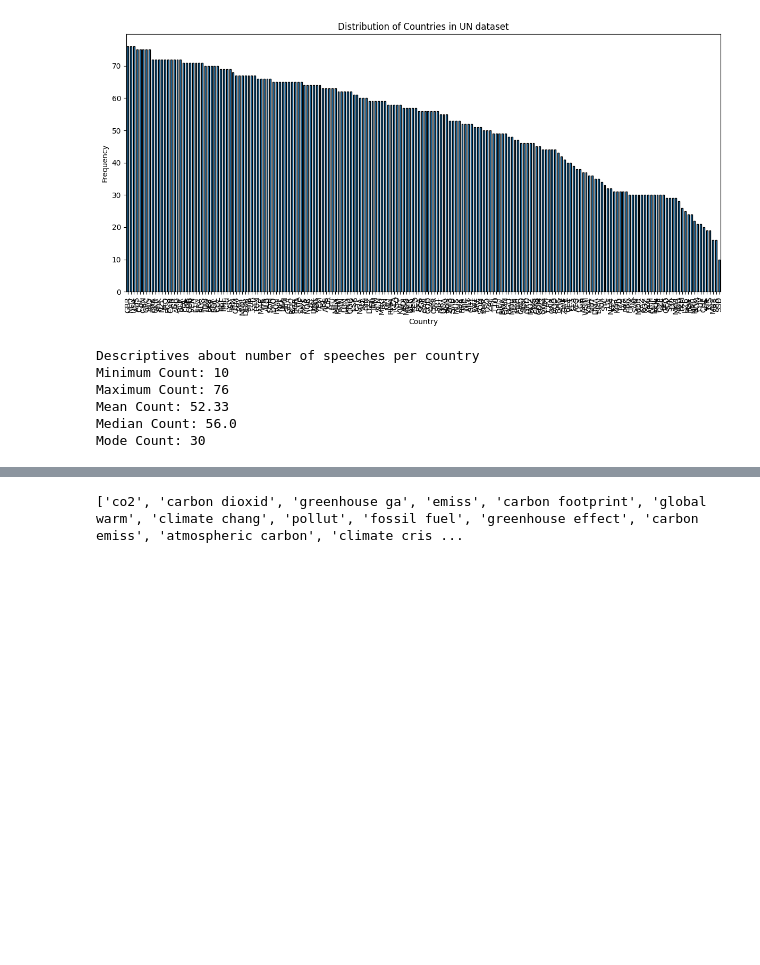
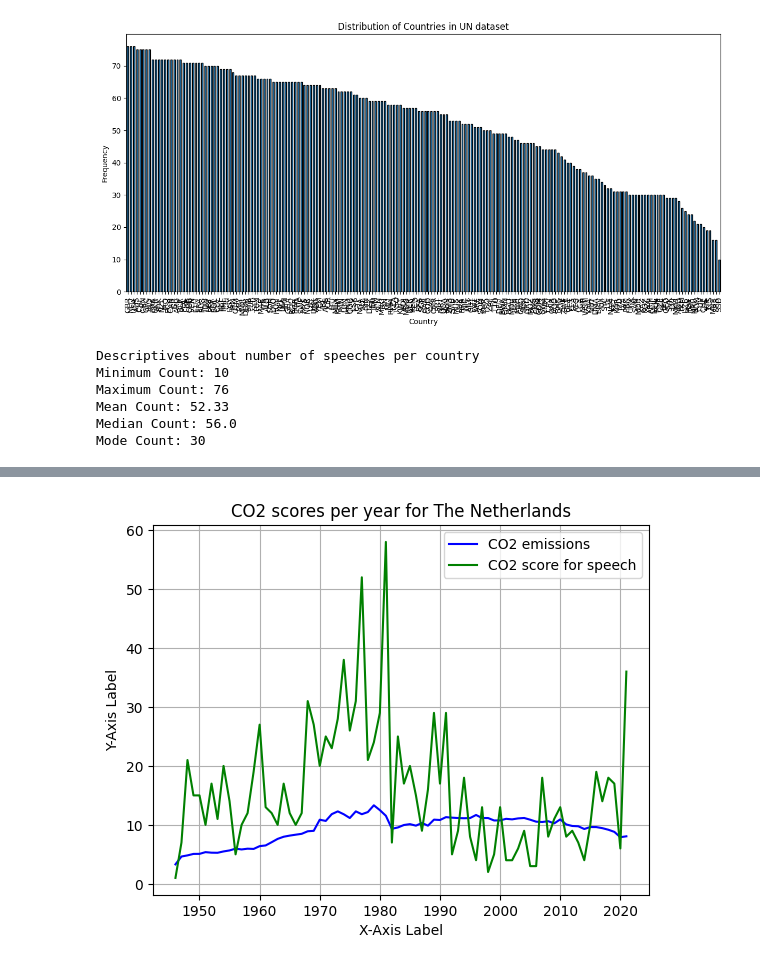
Before and after one commit to JuliusHuizing/fundamentals_of_data_science_shared, a Jupyter notebook: main.ipynb, the cells around one changed output, grey strips where cells are left out. Saved outputs shown, nothing was run; the diff lists cells and outputs as text; code cells hidden in the pictures; blank space fills up the shorter version.

```diff
--- a/main.ipynb
+++ b/main.ipynb
@@ -289,0 +429,26 @@ Mode Count: 30
+# %%
+import matplotlib.pyplot as plt
+
+# Sample data for multiple lines
+df_score = df_score.sort_values(by=['Year'])
+x_values = df_score[df_score['ISO Code'] == 'NLD']['Year']
+y_values1 = df_score[df_score['ISO Code'] == 'NLD']['Total'] # Data for the first line
+y_values2 = df_score[df_score['ISO Code'] == 'NLD']['CO2_score']  # Data for the second line
+
+# Plot multiple lines
+plt.plot(x_values, y_values1, color='blue', label='CO2 emissions')
+plt.plot(x_values, y_values2, color='green', label='CO2 score for speech')
+
+# Add labels and title
+plt.xlabel('X-Axis Label')
+plt.ylabel('Y-Axis Label')
+plt.title('CO2 scores per year for The Netherlands')
+
+# Add legend
+plt.legend()
+
+# Show the plot
+plt.grid(True)
+plt.show()
+# %% [output]
+[figure, added]
@@ -290,37 +525,19 @@ Mode Count: 30
 # %%
-co2_emission_tokens = [
-    "CO2",
-    "Carbon dioxide",
-    "Greenhouse gas",
-    "Emissions",
-    "Carbon footprint",
-    "Global warming",
-    "Climate change",
-    "Pollution",
-    "Fossil fuels",
-    "Greenhouse effect",
-    "Carbon emissions",
-    "Atmospheric carbon",
-    "Climate crisis",
-    "Carbon reduction",
-    "Environmental impact",
-    "Sustainability",
-    "Renewable energy",
-    "Carbon neutral",
-    "Carbon capture",
-    "Paris Agreement"
-]
+# import nltk
+# from nltk.stem import PorterStemmer
 
-import nltk
-from nltk.stem import PorterStemmer
+# # Initialize the NLTK Porter Stemmer
+# stemmer = PorterStemmer()
 
-# Initialize the NLTK Porter Stemmer
-stemmer = PorterStemmer()
+# # Stem and lowercase the tokens
+# stemmed_tokens = [stemmer.stem(token.lower()) for token in words]
 
-# Stem and lowercase the tokens
-stemmed_tokens = [stemmer.stem(token.lower()) for token in co2_emission_tokens]
+# # Print the list of stemmed tokens
+# print(stemmed_tokens)
 
-# Print the list of stemmed tokens
-print(stemmed_tokens)
+# scores_tokens_stem, counts_stem = convert_list_of_speeches_to_normalized_scores(df_merged['txt'],
+#                                               keywords=stemmed_tokens)
+
+# df_stemming = df_merged.copy()
+# df_stemming['norm_score'] = scores_tokens_stem
+# df_stemming['sum_score'] = counts_stem
-# %% [output]
-['co2', 'carbon dioxid', 'greenhouse ga', 'emiss', 'carbon footprint', 'global warm', 'climate chang', 'pollut', 'fossil fuel', 'greenhouse effect', 'carbon emiss', 'atmospheric carbon', 'climate cris ...
```
Also changed, not shown: parts of 21 cells of this notebook.
